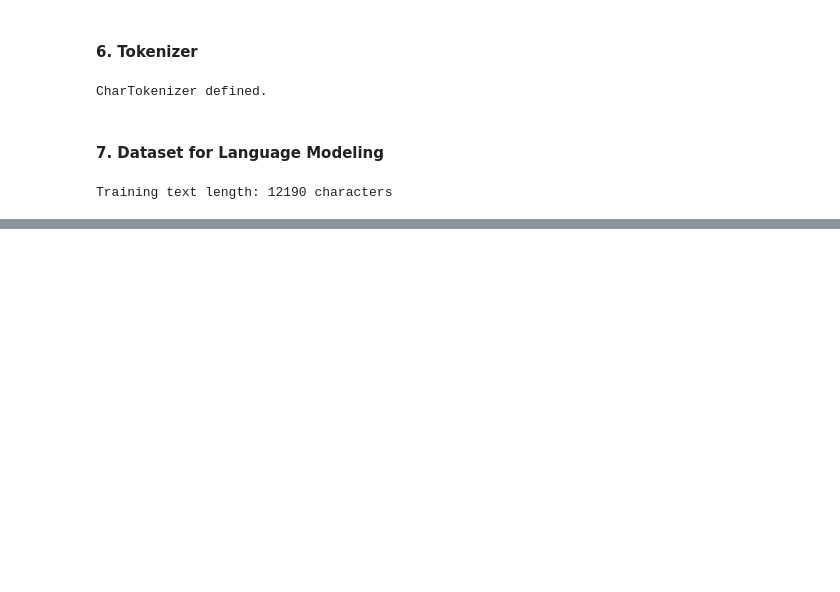
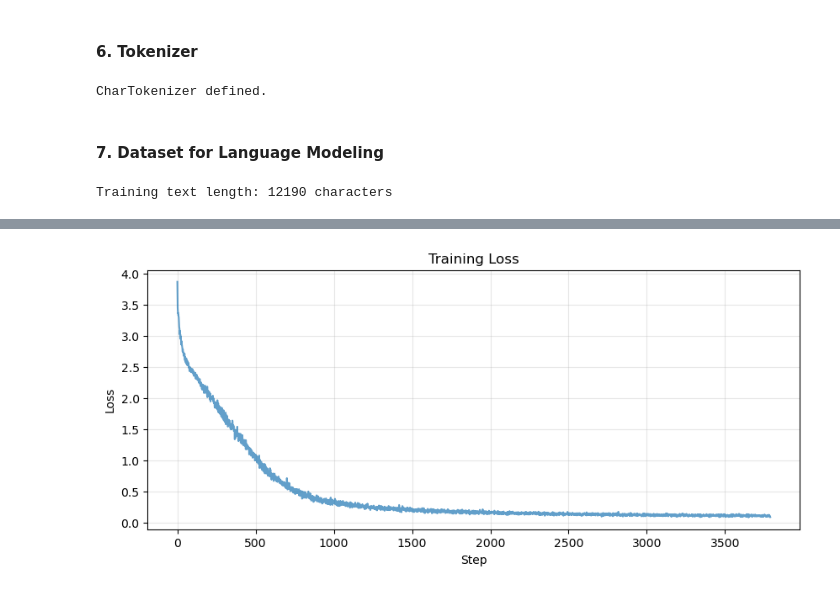
Before and after one commit to aaditya29/Implementing-ML-Papers, a Jupyter notebook: 11-Language-Model-Few-Shot/Few-Shot-Learners.ipynb, the cells around one changed output, grey strips where cells are left out. Drawn from its saved outputs; the diff is of its cells as text; code cells hidden in the pictures; blank space fills up the shorter version.

Commit message:
feat: added training and plot for the loss

```diff
--- a/11-Language-Model-Few-Shot/Few-Shot-Learners.ipynb
+++ b/11-Language-Model-Few-Shot/Few-Shot-Learners.ipynb
@@ -597,0 +645,17 @@ Training text length: 12190 characters
+# %%
+# Create tokenizer and dataset
+tokenizer = CharTokenizer(SAMPLE_TEXT)
+
+# Create model with correct vocab size
+config = GPTConfig(
+    vocab_size=tokenizer.vocab_size + 1,
+    n_positions=128,
+    n_embd=128,
+    n_layer=4,
+    n_head=4
+)
+
+print( f"\nConfig: vocab={config.vocab_size}, embd={config.n_embd}, layers={config.n_layer}")
+
+model = GPT(config).to(device)
+dataset = TextDataset(SAMPLE_TEXT, tokenizer, seq_length=64)
@@ -597,0 +666,4 @@ Training text length: 12190 characters
+# %%
+# Train the model!
+losses = train_model(model=model,train_dataset=dataset,epochs=5,
+    batch_size=16, learning_rate=3e-4, log_interval=20)
@@ -597,0 +688,10 @@ Training text length: 12190 characters
+# %%
+plt.figure(figsize=(10, 4))
+plt.plot(losses, alpha=0.7)
+plt.xlabel('Step')
+plt.ylabel('Loss')
+plt.title('Training Loss')
+plt.grid(True, alpha=0.3)
+plt.show()
+# %% [output]
+[figure, added]
```
Also changed, not shown: parts of 4 cells of this notebook.
